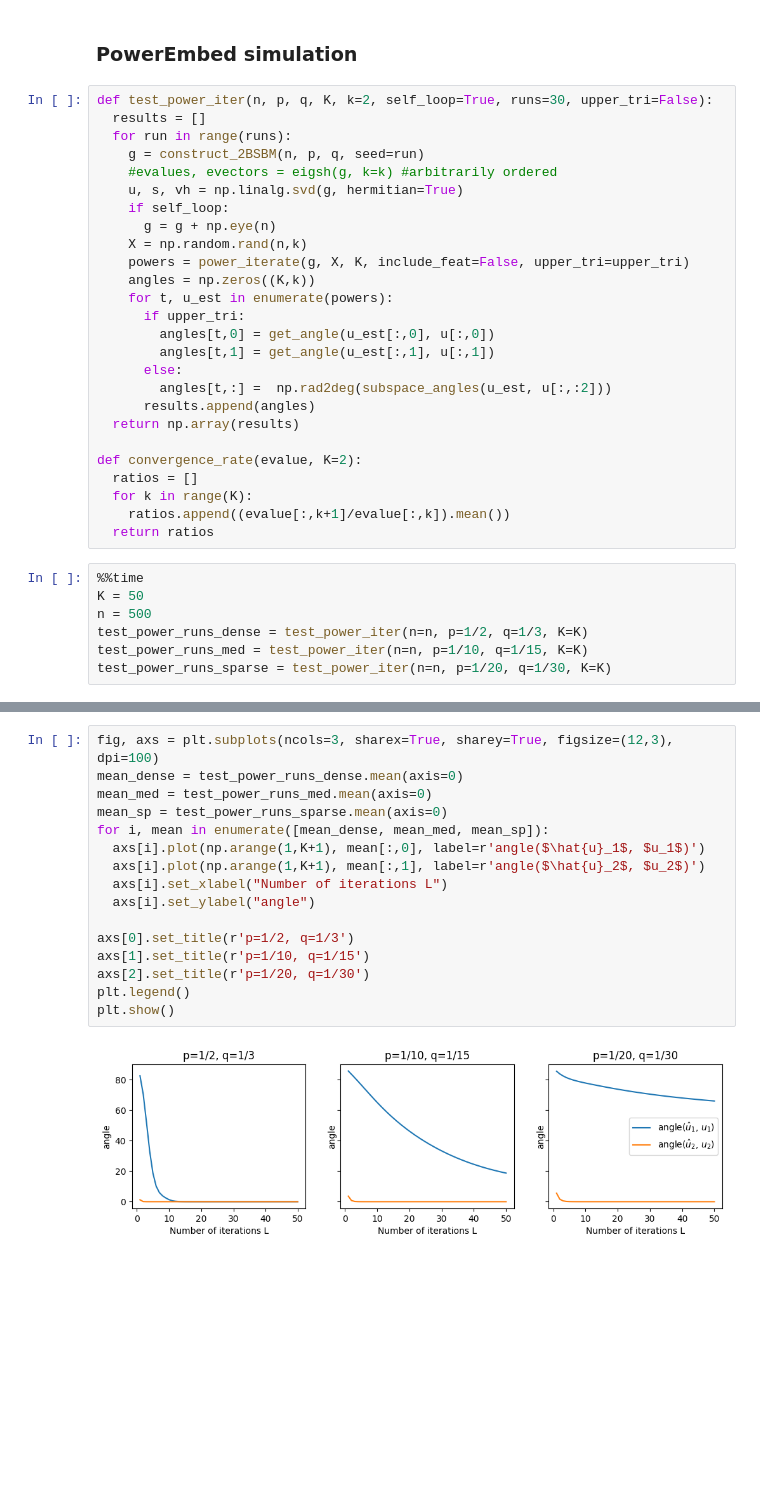
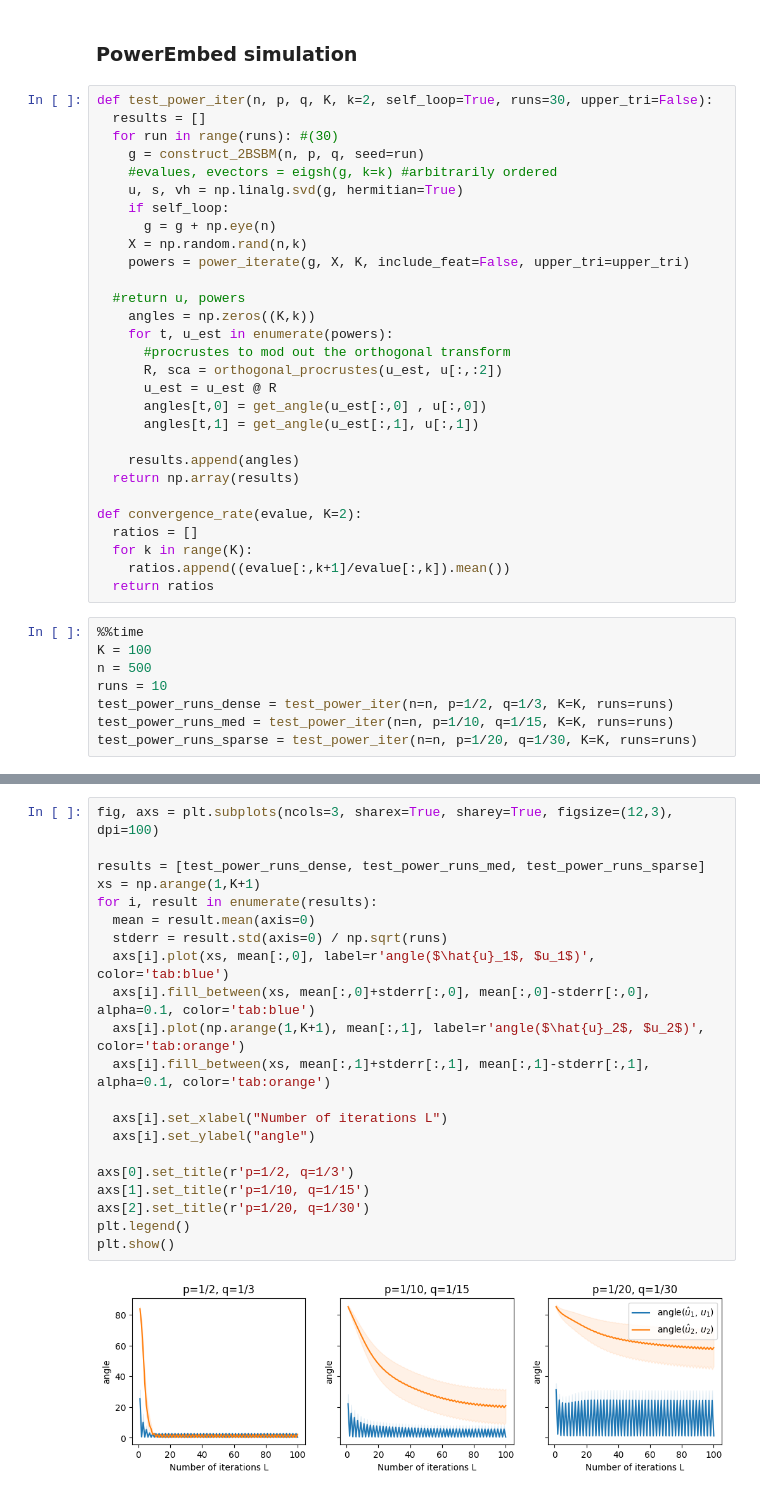
Before and after one commit to nhuang37/PowerEmbed, a Jupyter notebook: power_convergence.ipynb, the cells around one changed output, grey strips where cells are left out. Saved outputs shown, nothing was run; the diff lists cells and outputs as text; blank space fills up the shorter version.

Commit message:
Updated notebook (+orthogonal transformation to align eigenvectors)

```diff
--- a/power_convergence.ipynb
+++ b/power_convergence.ipynb
@@ -171,7 +170,7 @@ def emb_SGC(A, feats, k=2, n_layer=1):
 # %%
 def test_power_iter(n, p, q, K, k=2, self_loop=True, runs=30, upper_tri=False):
   results = []
-  for run in range(runs):
+  for run in range(runs): #(30)
     g = construct_2BSBM(n, p, q, seed=run)
     #evalues, evectors = eigsh(g, k=k) #arbitrarily ordered
     u, s, vh = np.linalg.svd(g, hermitian=True)
@@ -179,14 +178,17 @@ def test_power_iter(n, p, q, K, k=2, self_loop=True, runs=30, upper_tri=False):
       g = g + np.eye(n)
     X = np.random.rand(n,k)
     powers = power_iterate(g, X, K, include_feat=False, upper_tri=upper_tri)
+
+  #return u, powers
     angles = np.zeros((K,k))
     for t, u_est in enumerate(powers):
-      if upper_tri:
-        angles[t,0] = get_angle(u_est[:,0], u[:,0])
-        angles[t,1] = get_angle(u_est[:,1], u[:,1])
-      else:
-        angles[t,:] =  np.rad2deg(subspace_angles(u_est, u[:,:2]))
-      results.append(angles)
+      #procrustes to mod out the orthogonal transform
+      R, sca = orthogonal_procrustes(u_est, u[:,:2])
+      u_est = u_est @ R
+      angles[t,0] = get_angle(u_est[:,0] , u[:,0])
+      angles[t,1] = get_angle(u_est[:,1], u[:,1])
+
+    results.append(angles)
   return np.array(results)
 
 def convergence_rate(evalue, K=2):
@@ -196,9 +198,10 @@ def convergence_rate(evalue, K=2):
   return ratios
 # %%
 %%time
-K = 50
+K = 100
 n = 500
-test_power_runs_dense = test_power_iter(n=n, p=1/2, q=1/3, K=K)
-test_power_runs_med = test_power_iter(n=n, p=1/10, q=1/15, K=K)
-test_power_runs_sparse = test_power_iter(n=n, p=1/20, q=1/30, K=K)
+runs = 10
+test_power_runs_dense = test_power_iter(n=n, p=1/2, q=1/3, K=K, runs=runs)
+test_power_runs_med = test_power_iter(n=n, p=1/10, q=1/15, K=K, runs=runs)
+test_power_runs_sparse = test_power_iter(n=n, p=1/20, q=1/30, K=K, runs=runs)
 # %% [output]
@@ -207,18 +210,23 @@ Wall time: 25.3 s
 # %%
 fig, axs = plt.subplots(ncols=3, sharex=True, sharey=True, figsize=(12,3), dpi=100)
-mean_dense = test_power_runs_dense.mean(axis=0)
-mean_med = test_power_runs_med.mean(axis=0)
-mean_sp = test_power_runs_sparse.mean(axis=0)
-for i, mean in enumerate([mean_dense, mean_med, mean_sp]):
-  axs[i].plot(np.arange(1,K+1), mean[:,0], label=r'angle($\hat{u}_1$, $u_1$)')
-  axs[i].plot(np.arange(1,K+1), mean[:,1], label=r'angle($\hat{u}_2$, $u_2$)')
+
+results = [test_power_runs_dense, test_power_runs_med, test_power_runs_sparse]
+xs = np.arange(1,K+1)
+for i, result in enumerate(results):
+  mean = result.mean(axis=0)
+  stderr = result.std(axis=0) / np.sqrt(runs)
+  axs[i].plot(xs, mean[:,0], label=r'angle($\hat{u}_1$, $u_1$)', color='tab:blue')
+  axs[i].fill_between(xs, mean[:,0]+stderr[:,0], mean[:,0]-stderr[:,0], alpha=0.1, color='tab:blue')
+  axs[i].plot(np.arange(1,K+1), mean[:,1], label=r'angle($\hat{u}_2$, $u_2$)', color='tab:orange')
+  axs[i].fill_between(xs, mean[:,1]+stderr[:,1], mean[:,1]-stderr[:,1], alpha=0.1, color='tab:orange')
+
   axs[i].set_xlabel("Number of iterations L")
   axs[i].set_ylabel("angle")
 
 axs[0].set_title(r'p=1/2, q=1/3')
 axs[1].set_title(r'p=1/10, q=1/15')
 axs[2].set_title(r'p=1/20, q=1/30')
 plt.legend()
 plt.show()
 # %% [output]
-[figure, old version]
+[figure, new version]
```
Also changed, not shown: parts of 3 cells of this notebook.
